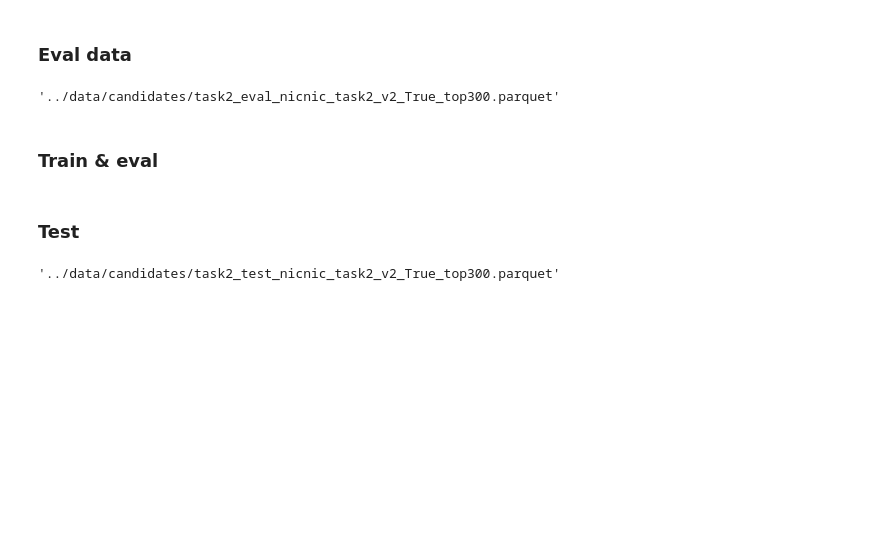
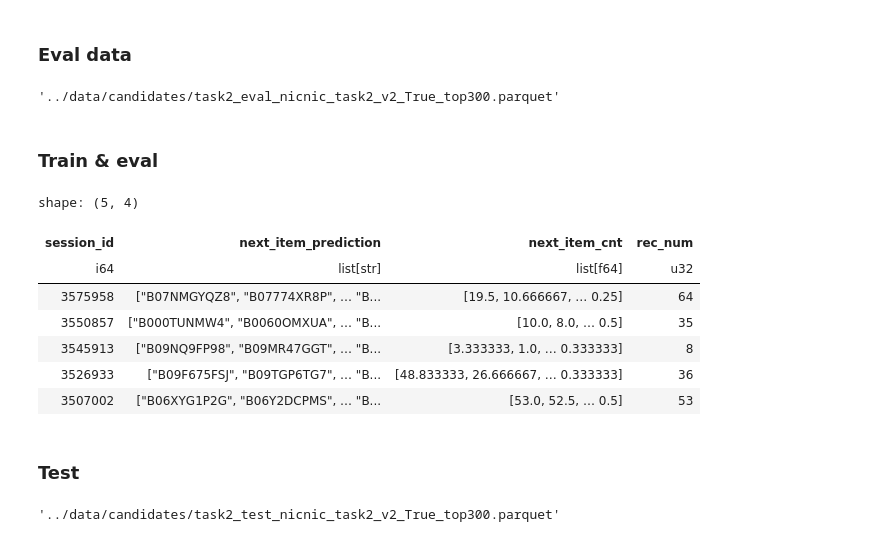
Before and after one commit to xiaoye-hua/Amazon_KDD_Cup_2023, a Jupyter notebook: notebooks/task2_1_nicnic.ipynb, the cells around one changed output. Saved outputs shown, nothing was run; the diff lists cells and outputs as text; code cells hidden in the pictures; blank space fills up the shorter version.

```diff
--- a/notebooks/task2_1_nicnic.ipynb
+++ b/notebooks/task2_1_nicnic.ipynb
@@ -227,7 +224,7 @@ shape: (3, 2)
 # %%
 def nic_rec(target_pl, nic_model, rec_num=topn, item2consider=item2consider):
 
-    final_cols = ['session_id', 'next_item_prediction', 'rec_num']
+    final_cols = ['session_id', 'next_item_prediction', 'next_item_cnt', 'rec_num']
     target_pl = (
         target_pl
             # .with_columns(
@@ -242,7 +239,7 @@ def nic_rec(target_pl, nic_model, rec_num=topn, item2consider=item2consider):
             .explode(['prev_items', 'reverse_index'])
             .filter(pl.col('reverse_index')<=item2consider)
             .join(nic_model.select(['item', 'next_item_prediction', 'next_item_cnt']),
-                  how='left', left_on='prev_items', right_on='item')
+                  how='inner', left_on='prev_items', right_on='item')
             .explode(['next_item_prediction', 'next_item_cnt'])
             .with_columns(
                     pl.col('next_item_cnt').truediv(pl.col('reverse_index')).alias('next_item_cnt')
@@ -260,6 +257,8 @@ def nic_rec(target_pl, nic_model, rec_num=topn, item2consider=item2consider):
 
             .with_columns(
                 pl.when(pl.col('next_item_prediction').is_null()).then([]).otherwise(pl.col('next_item_prediction').arr.head(rec_num)).alias('next_item_prediction')
+                ,pl.when(pl.col('next_item_cnt').is_null()).then([]).otherwise(pl.col('next_item_cnt').arr.head(rec_num)).alias('next_item_cnt')
+
             )
             .with_columns(
                 pl.col('next_item_prediction').arr.lengths().alias('rec_num')
@@ -395,6 +396,17 @@ eval_candidate_pl.filter(pl.col('rec_num')>0).collect().write_parquet(eval_cg_fi
 ### Train & eval
 # %%
 train_candidate_pl = nic_rec(target_pl=train2_pl, nic_model=next_items_pl)#.head().collect()
+# %%
+train_candidate_pl.head().collect()
+# %% [output]
+shape: (5, 4)
+| session_id | next_item_prediction | next_item_cnt | rec_num |
+| i64 | list[str] | list[f64] | u32 |
+| 3575958 | ["B07NMGYQZ8", "B07774XR8P", … "B... | [19.5, 10.666667, … 0.25] | 64 |
+| 3550857 | ["B000TUNMW4", "B0060OMXUA", … "B... | [10.0, 8.0, … 0.5] | 35 |
+| 3545913 | ["B09NQ9FP98", "B09MR47GGT", … "B... | [3.333333, 1.0, … 0.333333] | 8 |
+| 3526933 | ["B09F675FSJ", "B09TGP6TG7", … "B... | [48.833333, 26.666667, … 0.333333] | 36 |
+| 3507002 | ["B06XYG1P2G", "B06Y2DCPMS", … "B... | [53.0, 52.5, … 0.5] | 53 |
 # %%
 train_candidate_pl.filter(pl.col('rec_num')>0).collect().write_parquet(train_cg_file)
 # %% [markdown]
```
Also changed, not shown: parts of 5 cells of this notebook, 7 other files.
